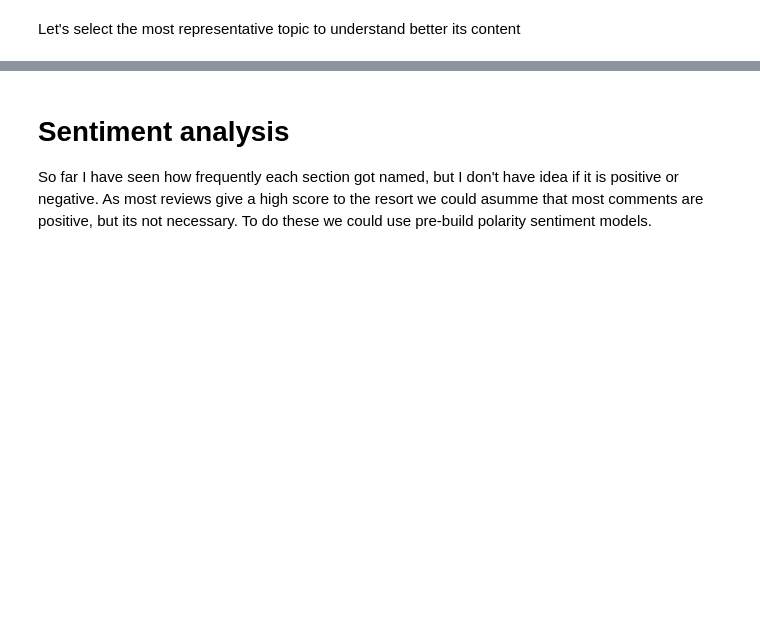
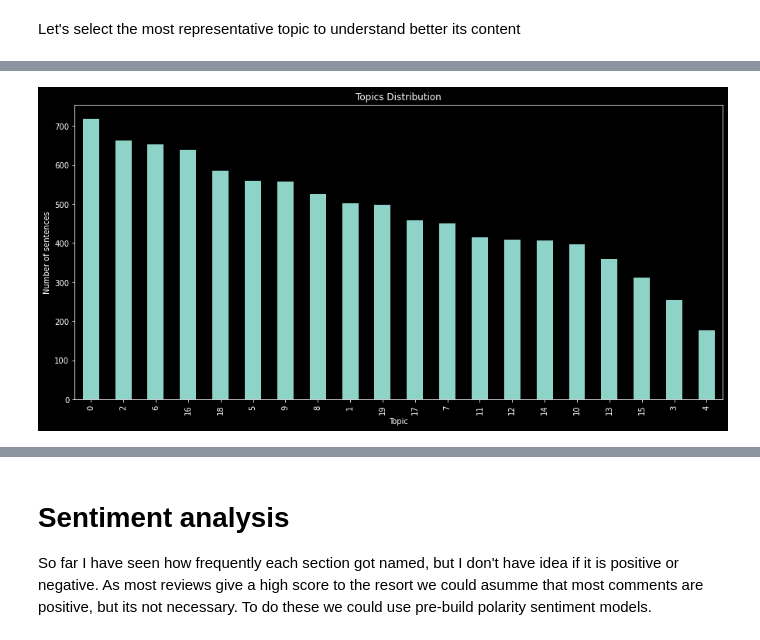
Before and after one commit to pippo-sci/Pullman, a Jupyter notebook: Reputation Timeline Sea Temple.ipynb, the cells around one changed output, grey strips where cells are left out. Drawn from its saved outputs; the diff is of its cells as text; code cells hidden in the pictures; blank space fills up the shorter version.

Commit message:
topics insisghts

```diff
--- a/Reputation Timeline Sea Temple.ipynb
+++ b/Reputation Timeline Sea Temple.ipynb
@@ -834,0 +843,4 @@ The fisrt one is about the swiming pool, the rest is about
+# %%
+df_dominant_topic.Dominant_Topic.value_counts().plot(kind= 'bar',title='Topics Distribution', xlabel='Topic', ylabel="Number of sentences");
+# %% [output]
+[figure, added]
```
Also changed, not shown: parts of 28 cells of this notebook.
